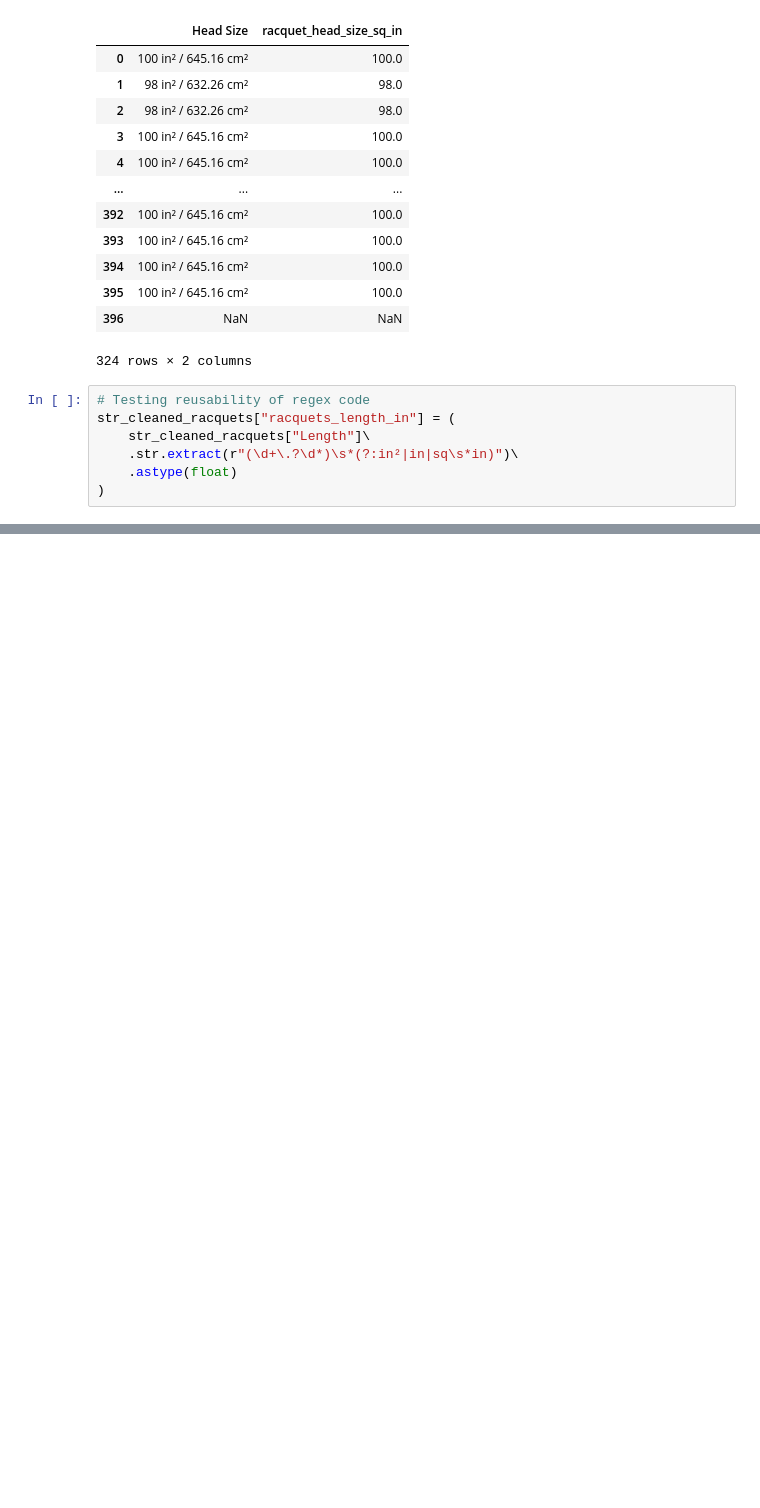
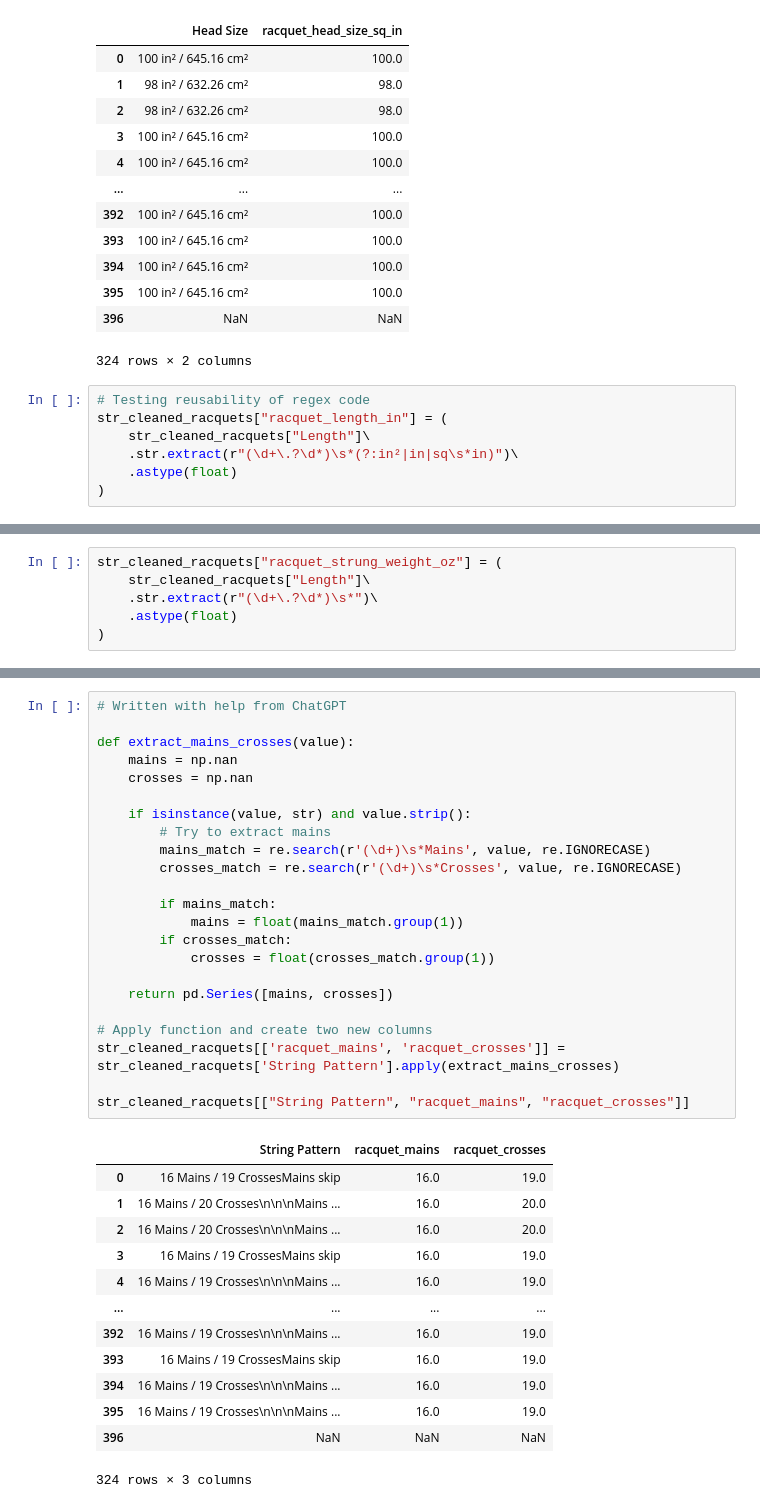
Before and after one commit to r0hankrishnan/racket-semantic-search, a Jupyter notebook: notebooks/04-rk-racquet-data-preprocessing.ipynb, the cells around one changed output, grey strips where cells are left out. Drawn from its saved outputs; the diff is of its cells as text; blank space fills up the shorter version.

```diff
--- a/notebooks/04-rk-racquet-data-preprocessing.ipynb
+++ b/notebooks/04-rk-racquet-data-preprocessing.ipynb
@@ -280,7 +281,7 @@ str_cleaned_racquets[["Head Size","racquet_head_size_sq_in"]]
 324 rows × 2 columns
 # %%
 # Testing reusability of regex code
-str_cleaned_racquets["racquets_length_in"] = (
+str_cleaned_racquets["racquet_length_in"] = (
     str_cleaned_racquets["Length"]\
     .str.extract(r"(\d+\.?\d*)\s*(?:in²|in|sq\s*in)")\
     .astype(float)
@@ -302,0 +384,6 @@ Name: racquets_length_in, Length: 324, dtype: float64
+# %%
+str_cleaned_racquets["racquet_strung_weight_oz"] = (
+    str_cleaned_racquets["Length"]\
+    .str.extract(r"(\d+\.?\d*)\s*")\
+    .astype(float)
+)
@@ -302,0 +567,37 @@ Name: racquets_length_in, Length: 324, dtype: float64
+# %%
+# Written with help from ChatGPT
+
+def extract_mains_crosses(value):
+    mains = np.nan
+    crosses = np.nan
+
+    if isinstance(value, str) and value.strip():
+        # Try to extract mains
+        mains_match = re.search(r'(\d+)\s*Mains', value, re.IGNORECASE)
+        crosses_match = re.search(r'(\d+)\s*Crosses', value, re.IGNORECASE)
+
+        if mains_match:
+            mains = float(mains_match.group(1))
+        if crosses_match:
+            crosses = float(crosses_match.group(1))
+
+    return pd.Series([mains, crosses])
+
+# Apply function and create two new columns
+str_cleaned_racquets[['racquet_mains', 'racquet_crosses']] = str_cleaned_racquets['String Pattern'].apply(extract_mains_crosses)
+
+str_cleaned_racquets[["String Pattern", "racquet_mains", "racquet_crosses"]]
+# %% [output]
+|  | String Pattern | racquet_mains | racquet_crosses |
+| 0 | 16 Mains / 19 CrossesMains skip | 16.0 | 19.0 |
+| 1 | 16 Mains / 20 Crosses\n\n\nMains ... | 16.0 | 20.0 |
+| 2 | 16 Mains / 20 Crosses\n\n\nMains ... | 16.0 | 20.0 |
+| 3 | 16 Mains / 19 CrossesMains skip | 16.0 | 19.0 |
+| 4 | 16 Mains / 19 Crosses\n\n\nMains ... | 16.0 | 19.0 |
+| ... | ... | ... | ... |
+| 392 | 16 Mains / 19 Crosses\n\n\nMains ... | 16.0 | 19.0 |
+| 393 | 16 Mains / 19 CrossesMains skip | 16.0 | 19.0 |
+| 394 | 16 Mains / 19 Crosses\n\n\nMains ... | 16.0 | 19.0 |
+| 395 | 16 Mains / 19 Crosses\n\n\nMains ... | 16.0 | 19.0 |
+| 396 | NaN | NaN | NaN |
+324 rows × 3 columns
```
Also changed, not shown: parts of 34 cells of this notebook.
